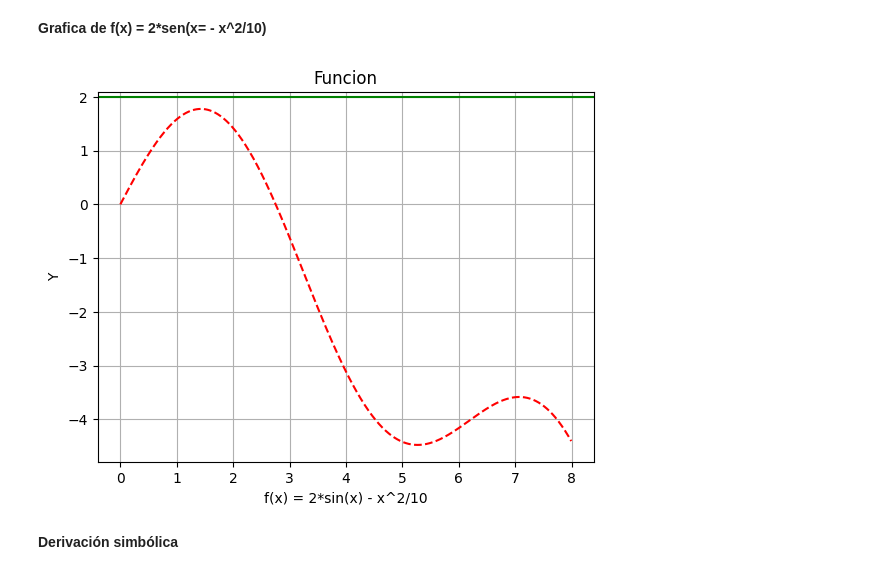
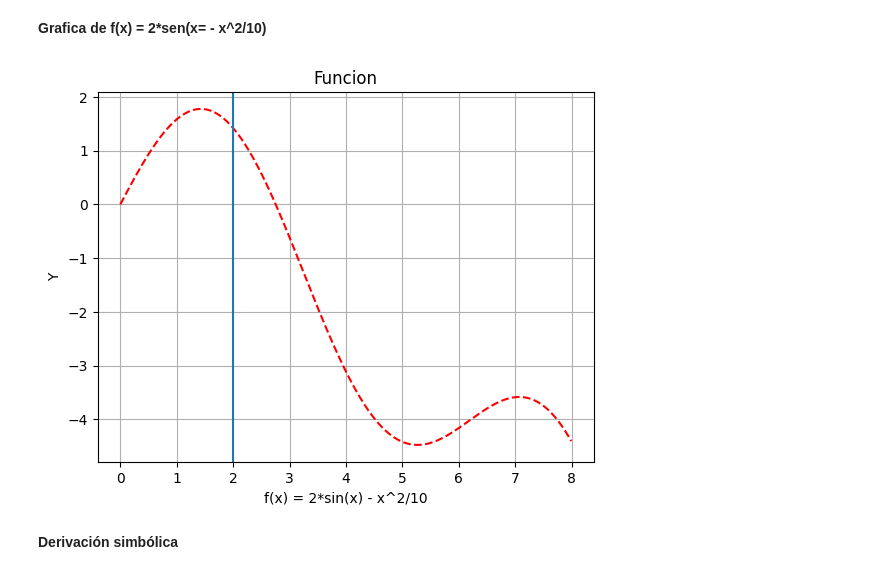
Before and after one commit to soyudea/Optimizacion, a Jupyter notebook: NewtonRaphson.ipynb, the cells around one changed output. Saved outputs shown, nothing was run; the diff lists cells and outputs as text; code cells hidden in the pictures.

```diff
--- a/NewtonRaphson.ipynb
+++ b/NewtonRaphson.ipynb
@@ -26,21 +26,21 @@ Ingrese valor del error aceptable 0.001
 # %%
 xl = 0
 xu = 8
 
 def graf_f():
   X = list(np.arange(xl, xu, 0.01))
   Y=[(2*math.sin(x) -(x**2)/10) for x in X]
 
   plt.title("Funcion")
   plt.xlabel("f(x) = 2*sin(x) - x^2/10")
   plt.ylabel("Y")
   plt.plot(X,Y, "r--")
-  plt.axhline( 2.0, xmin=0, color="g")
+  plt.axvline(x= 2, ymin=0.0, ymax=30)
   plt.grid()
   plt.show()
 graf_f()
 # %% [output]
-[figure, old version]
+[figure, new version]
 # %% [markdown]
 **Derivación simbólica**
 # %%
```
Also changed, not shown: parts of 8 cells of this notebook.
